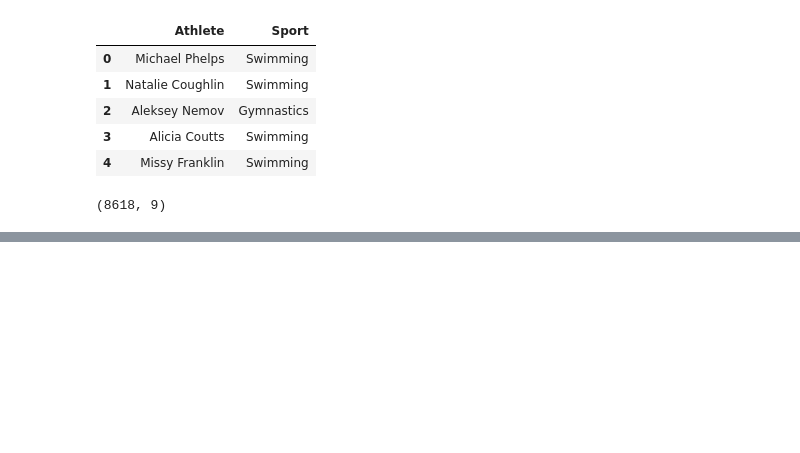
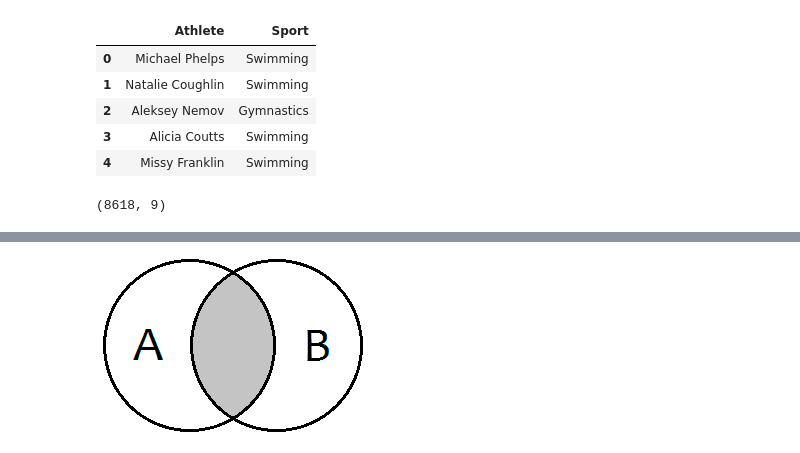
Before and after one commit to jasalazar/machine_learning_1, a Jupyter notebook: notebooks/Example_6 - Data Concatenation.ipynb, the cells around one changed output, grey strips where cells are left out. Drawn from its saved outputs; the diff is of its cells as text; code cells hidden in the pictures; blank space fills up the shorter version.

```diff
--- a/notebooks/Example_6 - Data Concatenation.ipynb
+++ b/notebooks/Example_6 - Data Concatenation.ipynb
@@ -212,0 +240,4 @@ data_final.head(20)
+# %%
+Image( filename="resources/inner-join.png" ) # Inserting an image to exemplify Inner Joins.
+# %% [output]
+[figure, added]
```
Also changed, not shown: parts of 15 cells of this notebook.
